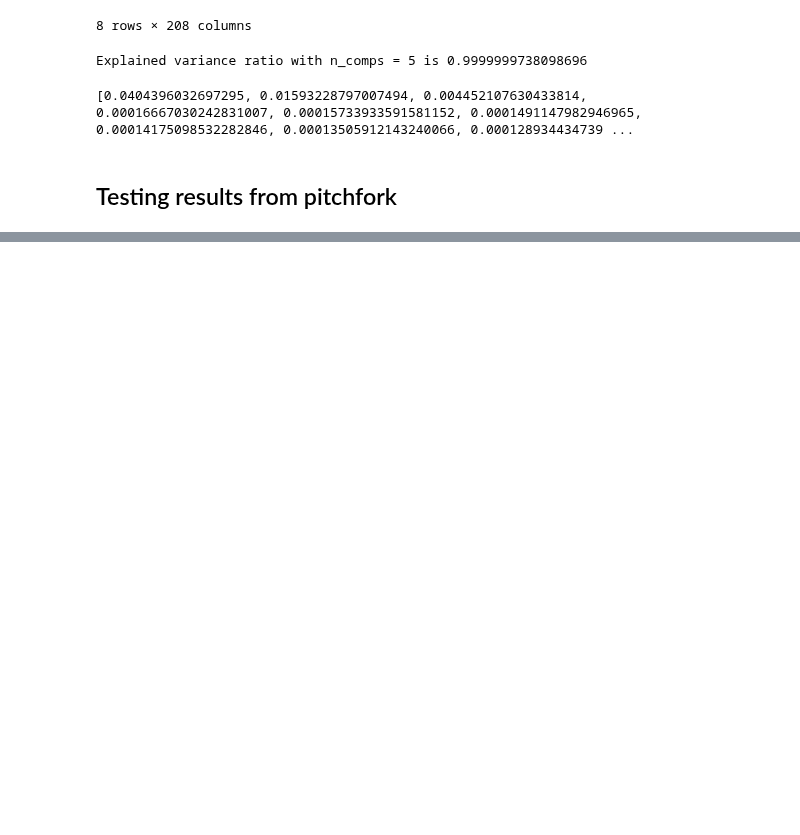
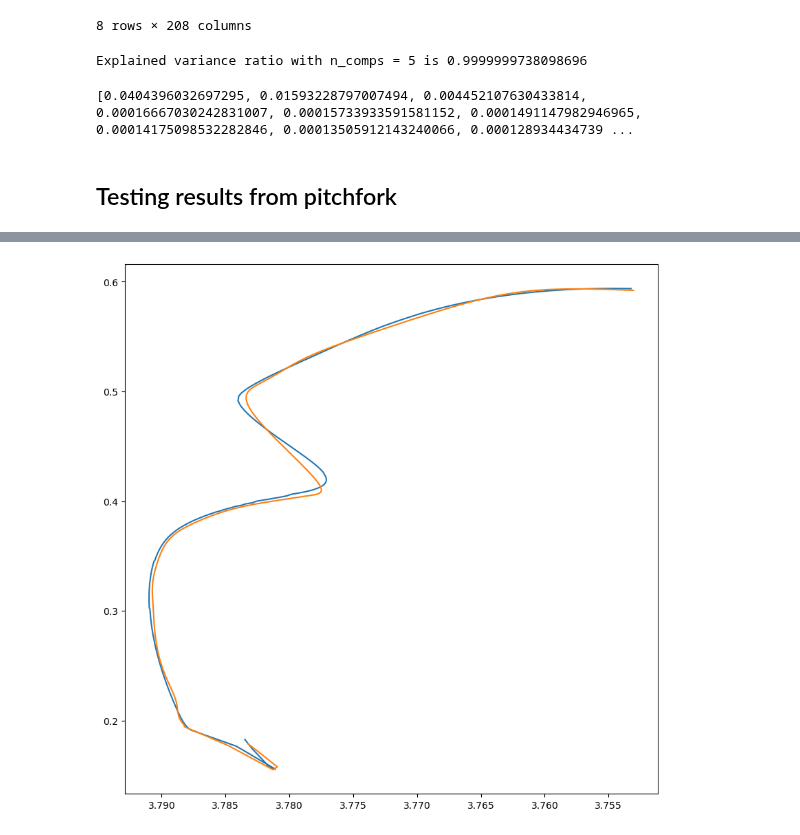
Before and after one commit to ojscutt/pitchfork, a Jupyter notebook: 3_pitchfork_test_Barbie.ipynb, the cells around one changed output, grey strips where cells are left out. Drawn from its saved outputs; the diff is of its cells as text; code cells hidden in the pictures; blank space fills up the shorter version.

```diff
--- a/3_pitchfork_test_Barbie.ipynb
+++ b/3_pitchfork_test_Barbie.ipynb
@@ -260,0 +273,35 @@ pitchfork_eval(pitchfork, df_test)
+# %%
+track_point = df_full.sample(1)
+df_track = df_full.copy()
+df_track = df_full[df_full['initial_mass'] == track_point['initial_mass'].values[0]]
+df_track = df_track[df_track['initial_Zinit'] == track_point['initial_Zinit'].values[0]]
+df_track = df_track[df_track['initial_Yinit'] == track_point['initial_Yinit'].values[0]]
+df_track = df_track[df_track['initial_MLT'] == track_point['initial_MLT'].values[0]]
+
+custom_objects = {"InversePCA": InversePCA(pca_comps, pca_mean),"WMSE": WMSE(weights)}
+
+
+fig, ax = plt.subplots(figsize=(10,10), dpi=100)
+pitchfork_name = "stem_2_256_ctine_2_64_atine_12_128_WMSE_32768batch_exp2e4_100kepochs_swish_001lr_00006exp"
+pcann_model = tf.keras.models.load_model("/home/oxs235/datastorage/repos_data/ojscutt/pitchfork/models/barbie/" + pitchfork_name + ".h5", custom_objects=custom_objects)
+
+preds = pcann_model(np.array(df_track[inputs]))
+
+classical_preds = pd.DataFrame(np.array(preds[0]), columns=[classical_outputs])
+
+for classical_output in ['radius', 'luminosity']:
+    classical_preds["log_"+classical_output] = (classical_preds["log_"+classical_output+"_std"]*df_full["log_"+classical_output].std())+df_full["log_"+classical_output].mean()
+    classical_preds[classical_output] = 10**classical_preds["log_" + classical_output]
+
+
+
+#plt.plot(df_track["log_effective_T"], df_track["log_luminosity"])
+
+plt.plot(np.log10(calc_Teff(df_track["luminosity"],df_track["radius"])), df_track["log_luminosity"])
+
+plt.plot(np.log10(calc_Teff(classical_preds["luminosity"],classical_preds["radius"])), np.log10(classical_preds["luminosity"]))
+
+
+plt.gca().invert_xaxis()
+# %% [output]
+[figure, added]
```
Also changed, not shown: parts of 11 cells of this notebook, 4 other files.
